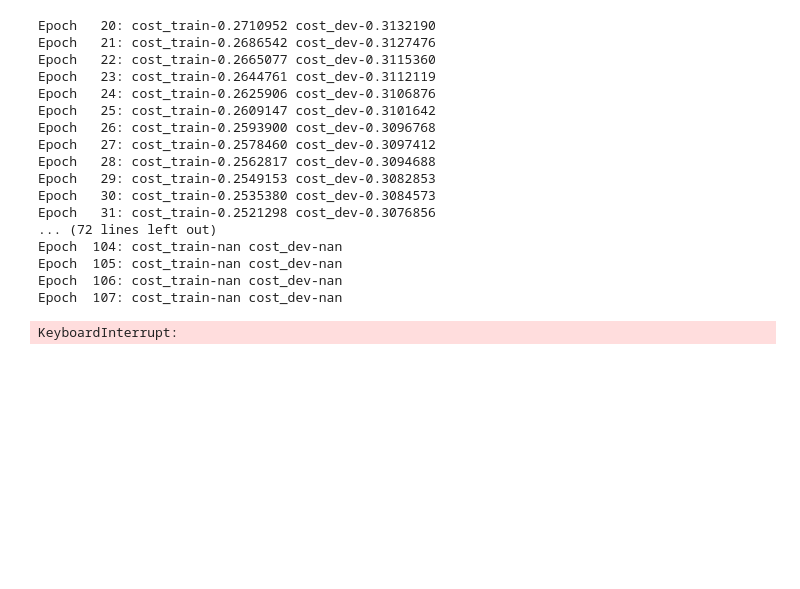
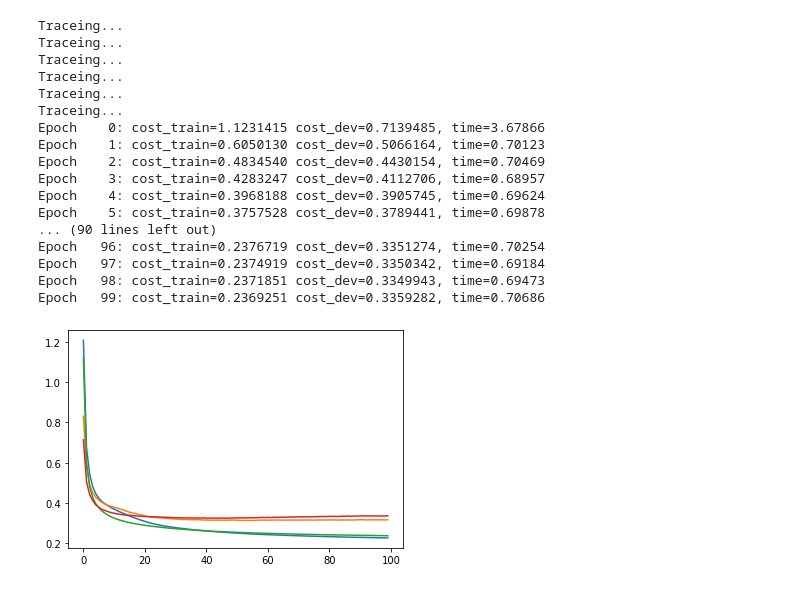
Before and after one commit to asarwinski/NeuralNetworks, a Jupyter notebook: MNIST/mnist.ipynb, the cells around one changed output. Drawn from its saved outputs; the diff is of its cells as text; code cells hidden in the pictures; blank space fills up the shorter version.

```diff
--- a/MNIST/mnist.ipynb
+++ b/MNIST/mnist.ipynb
@@ -100,10 +100,11 @@ class Softmax:
         return [self.W]
 # %%
 class Model:
-    def __init__(self, layer_names, units, input_size, cost_function):
+    def __init__(self, layer_names, units, input_size, cost_function, name="model"):
         self.layers = self.__create_layers__(layer_names, units, input_size)
         self.cost = cost_function
         self.input_size = input_size
+        self.name = name
 
     @tf.function
     def forward(self, X, training=False):
@@ -222,7 +223,7 @@ class Adam:
             variables[i].assign_add(-change)
 # %%
 def Loss(Y, A):
-    loss = tf.math.log(A)
+    loss = tf.math.log(A + 10**-8)
     loss = Y * loss
     loss = -tf.math.reduce_sum(loss, axis=0)
     return loss
@@ -237,14 +238,14 @@ def get_training_data(batch_size):
 
     train_ds = tf.data.Dataset.from_tensor_slices((x_train, y_train))
     train_ds = train_ds.map(lambda x,y: (tf.reshape(x,[-1])/255, tf.one_hot(y,10)), num_parallel_calls=tf.data.experimental.AUTOTUNE)
-    train_ds = train_ds.batch(batch_size, drop_remainder=True)
+    train_ds = train_ds.batch(batch_size)
     train_ds = train_ds.map(lambda x,y: (tf.linalg.matrix_transpose(x), tf.linalg.matrix_transpose(y)), num_parallel_calls=tf.data.experimental.AUTOTUNE)
     train_ds = train_ds.cache()
     train_ds = train_ds.prefetch(tf.data.experimental.AUTOTUNE)
 
     dev_ds = tf.data.Dataset.from_tensor_slices((x_dev, y_dev))
     dev_ds = dev_ds.map(lambda x,y: (tf.reshape(x,[-1])/255, tf.one_hot(y,10)), num_parallel_calls=tf.data.experimental.AUTOTUNE)
-    dev_ds = dev_ds.batch(batch_size, drop_remainder=True)
+    dev_ds = dev_ds.batch(batch_size)
     dev_ds = dev_ds.map(lambda x,y: (tf.linalg.matrix_transpose(x), tf.linalg.matrix_transpose(y)), num_parallel_calls=tf.data.experimental.AUTOTUNE)
     dev_ds = dev_ds.cache()
     dev_ds = dev_ds.prefetch(tf.data.experimental.AUTOTUNE)
@@ -258,25 +259,28 @@ batch_size = 512
 
 train_ds, dev_ds = get_training_data(batch_size)
 # %%
-# layer_names = [
-#     ['dense', 'dense', 'dense', 'softmax'],
-#     ['dense', 'batch_norm', 'batch_norm', 'softmax'],
-#     ['dense', 'dense', 'batch_norm', 'softmax'],
-#     ['dense', 'batch_norm', 'dense', 'softmax']]
-layer_names = [['dense', 'batch_norm', 'batch_norm', 'softmax']]
+layer_names = [
+    ['batch_norm', 'batch_norm', 'batch_norm', 'softmax'],
+    ['batch_norm', 'batch_norm', 'softmax']]
+#layer_names = [['batch_norm', 'batch_norm', 'softmax']]
 
-units = [8,4,4,10]
+units = [
+    [8,4,4,10],
+    [8,4,10]]
+
+names = ['4-layers', '3-layers']
+
 input_size = 784
 cost_history = []
 
 learning_rate = 0.001
 
 models = []
-for layers in layer_names:
-    models.append(Model(layers, units[:], input_size, cost_function=Cost))
+for layers, u, name in zip(layer_names, units, names):
+    models.append(Model(layers, u[:], input_size, cost_function=Cost, name=name))
 
 #optimizers = [Adam(learning_rate) for _ in range(4)]
-optimizers = [Adam(learning_rate) for _ in range(1)]
+optimizers = [Adam(learning_rate) for _ in range(len(layer_names))]
 total_epochs = 0
 # %%
 learning_rate = 0.01
@@ -294,27 +298,26 @@ for epoch in range(epochs):
         costs.append(cost_dev)
 
     if epoch % 1 == 0:
-        print('Epoch {0:4d}: cost_train-{1:.7f} cost_dev-{2:.7f}'.format(total_epochs, cost_train, cost_dev))
+        print('Epoch {0:4d}: cost_train={1:.7f} cost_dev={2:.7f}, time={3:.5f}'.format(total_epochs, cost_train, cost_dev,end-start))
         #print('Epoch {0:4d}     {1}'.format(total_epochs, end-start))
     total_epochs += 1
 
     cost_history.append(costs)
 # %% [output]
-Epoch   20: cost_train-0.2710952 cost_dev-0.3132190
-Epoch   21: cost_train-0.2686542 cost_dev-0.3127476
-Epoch   22: cost_train-0.2665077 cost_dev-0.3115360
-Epoch   23: cost_train-0.2644761 cost_dev-0.3112119
-Epoch   24: cost_train-0.2625906 cost_dev-0.3106876
-Epoch   25: cost_train-0.2609147 cost_dev-0.3101642
-Epoch   26: cost_train-0.2593900 cost_dev-0.3096768
-Epoch   27: cost_train-0.2578460 cost_dev-0.3097412
-Epoch   28: cost_train-0.2562817 cost_dev-0.3094688
-Epoch   29: cost_train-0.2549153 cost_dev-0.3082853
-Epoch   30: cost_train-0.2535380 cost_dev-0.3084573
-Epoch   31: cost_train-0.2521298 cost_dev-0.3076856
-... (72 lines left out)
-Epoch  104: cost_train-nan cost_dev-nan
-Epoch  105: cost_train-nan cost_dev-nan
-Epoch  106: cost_train-nan cost_dev-nan
-Epoch  107: cost_train-nan cost_dev-nan
+Traceing...
+Traceing...
+Traceing...
+Traceing...
+Traceing...
+Traceing...
+Epoch    0: cost_train=1.1231415 cost_dev=0.7139485, time=3.67866
+Epoch    1: cost_train=0.6050130 cost_dev=0.5066164, time=0.70123
+Epoch    2: cost_train=0.4834540 cost_dev=0.4430154, time=0.70469
+Epoch    3: cost_train=0.4283247 cost_dev=0.4112706, time=0.68957
+Epoch    4: cost_train=0.3968188 cost_dev=0.3905745, time=0.69624
+Epoch    5: cost_train=0.3757528 cost_dev=0.3789441, time=0.69878
+... (90 lines left out)
+Epoch   96: cost_train=0.2376719 cost_dev=0.3351274, time=0.70254
+Epoch   97: cost_train=0.2374919 cost_dev=0.3350342, time=0.69184
+Epoch   98: cost_train=0.2371851 cost_dev=0.3349943, time=0.69473
+Epoch   99: cost_train=0.2369251 cost_dev=0.3359282, time=0.70686
-KeyboardInterrupt:
@@ -329,0 +324,5 @@ print(b/10000)
+# %%
+plt.plot(cost_history)
+plt.show()
+# %% [output]
+[figure, added]
```
Also changed, not shown: parts of 4 cells of this notebook.
